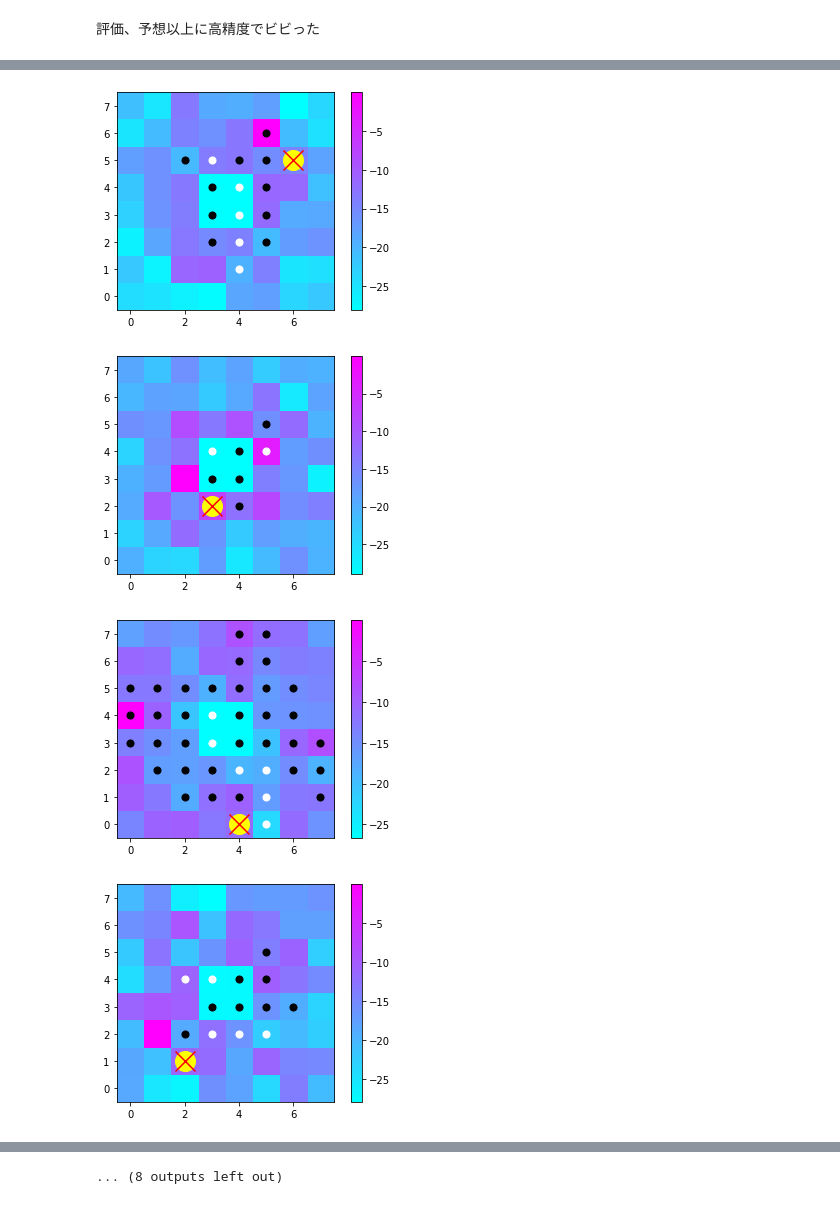
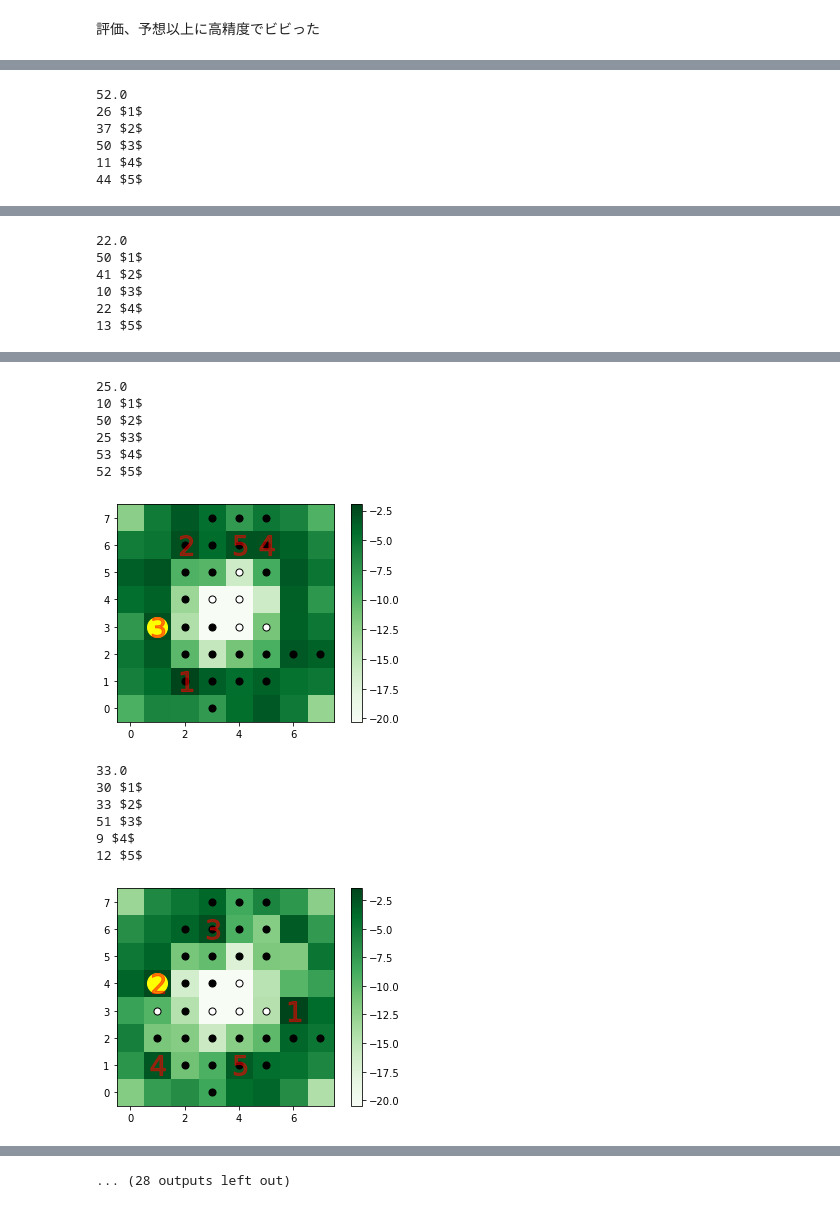
Before and after one commit to zeke0409/Othello-practice, a Jupyter notebook: Untitled.ipynb, the cells around one changed output, grey strips where cells are left out. Drawn from its saved outputs; the diff is of its cells as text; code cells hidden in the pictures.

```diff
--- a/Untitled.ipynb
+++ b/Untitled.ipynb
@@ -65,9 +65,11 @@ https://www.skatgame.net/mburo/ggs/game-archive/Othello/
 # %%
 def transform(string,W):
     flat = string.replace("\n", "").split(" ")
-    state = np.array([int(flat[j]) for j in range(64)]).reshape(8,8)
     if(W==1):
-      state=(3-state)%3
+      state = np.array([int((3-int(flat[j]))%3) for j in range(64)]).reshape(8,8)
+      #2->1 1->2 0->0
+    else:
+      state =np.array([int(flat[j]) for j in range(64)]).reshape(8,8)
     action = (int(flat[65])-1)*8 + int(flat[64])-1
     return state, action
 # %%
@@ -345,8 +347,6 @@ plt.show()
 possible_hand_1=np.zeros([len(state_list),8,8])
 possible_hand_2=np.zeros([len(state_list),8,8])
 for index,lists in enumerate(state_list):
-    if(index%10000==0):
-        print(index)
     p_1,p_2,h_1,h_2=possible_state(lists)
     possible_hand_1[index]=h_1
     possible_hand_2[index]=h_2
@@ -398,10 +380,11 @@ corner_only.shape
 
 次元は(594872)
 # %%
-タチ分類train=np.array([state_list_1,state_list_2,corner_list_1,corner_list_2,possible_hand_1,possible_hand_2,corner_only])
+train=np.array([state_list_1,state_list_2,corner_list_1,corner_list_2,possible_hand_1,possible_hand_2,corner_only])
 train=train.transpose(1,0,2,3)
 print(train.shape)
-display(train[1],action_list[1])
+num=10
+display(train[num],action_list[num])
 # %% [output]
 (594872, 7, 8, 8)
 array([[[0., 0., 0., 0., 0., 0., 0., 0.],
@@ -449,11 +432,11 @@ array([False,  True, False, ..., False,  True,  True])
 model = keras.Sequential([
     keras.layers.Flatten(input_shape=(7,8,8)),
     keras.layers.BatchNormalization(axis=1, momentum=0.99, epsilon=0.001),
-    keras.layers.Dense(256, activation='relu'),
+    keras.layers.Dense(128, activation='relu'),
     keras.layers.BatchNormalization(axis=1, momentum=0.99, epsilon=0.001),
-    keras.layers.Dense(512, activation='relu'),
+    keras.layers.Dense(128, activation='relu'),
     keras.layers.BatchNormalization(axis=1, momentum=0.99, epsilon=0.001),
-    keras.layers.Dense(256, activation='relu'),
+    keras.layers.Dense(128, activation='relu'),
     keras.layers.BatchNormalization(axis=1, momentum=0.99, epsilon=0.001),
     keras.layers.Dense(64, activation='softmax')
 ])
@@ -535,15 +518,21 @@ array([1.5674020e-08, 1.7743105e-09, 1.1858617e-08, 4.2570664e-06,
 for i in range(20):
     num=i*1
     prediction_data = np.array([predictions[num][j] for j in range(64)]).reshape(8,8)
-    plt.imshow(np.log(prediction_data),origin='lower', vmax=np.log(prediction_data).max(), vmin=np.log(prediction_data).min(),cmap="cool")
-    plt.colorbar(cmap="cool")
+    plt.imshow(np.log(prediction_data),origin='lower', vmax=np.log(prediction_data).max(), vmin=np.log(prediction_data).min(),cmap="Greens")
+    plt.colorbar(cmap="Greens")
     for j in range(8):
         for k in range(8):
             if(test_data[num][0][k][j]==1):
                 plt.scatter(j,k,marker="o",c="black",s=50)
             if(test_data[num][1][k][j]==1):
-                plt.scatter(j,k,marker="o",c="white",s=50)
-    plt.scatter(test_label[num]//8,test_label[num]%8,marker="o",c="yellow",s=400)
-    plt.scatter(predictions[num].argmax()//8,predictions[num].argmax()%8,marker="x",c="red",s=400)
+                plt.scatter(j,k,marker="o",c="white",s=50,edgecolors="black")
+    plt.scatter(test_label[num]%8,test_label[num]//8,marker="o",c="yellow",s=400)
+    test=np.array([5,4,3,2,1])
+    order_vec=np.argsort(predictions[num])[::-1]
+    print(test_label[num])
+    for order in range(5):
+        s="$"+str(order+1)+"$"
+        print(order_vec[order],s)
+        plt.scatter(order_vec[order]%8,order_vec[order]//8,marker=s,c="red",s=400,alpha=0.5)
     plt.show()
 # %% [output]
@@ -551,0 +553,6 @@ for i in range(20):
+52.0
+26 $1$
+37 $2$
+50 $3$
+11 $4$
+44 $5$
@@ -552,0 +560,6 @@ for i in range(20):
+22.0
+50 $1$
+41 $2$
+10 $3$
+22 $4$
+13 $5$
@@ -554,4 +567,14 @@ for i in range(20):
+25.0
+10 $1$
+50 $2$
+25 $3$
+53 $4$
+52 $5$
-[figure, old version]
+[figure, new version]
+33.0
+30 $1$
+33 $2$
+51 $3$
+9 $4$
+12 $5$
-[figure, old version]
+[figure, new version]
-[figure, removed]
-[figure, removed]
@@ -562,4 +581,4 @@ for i in range(20):
-... (8 outputs left out)
+... (28 outputs left out)
 # %%
 import requests
 def slack_notify(msg = '計算終了'):
```
Also changed, not shown: parts of 10 cells of this notebook.
